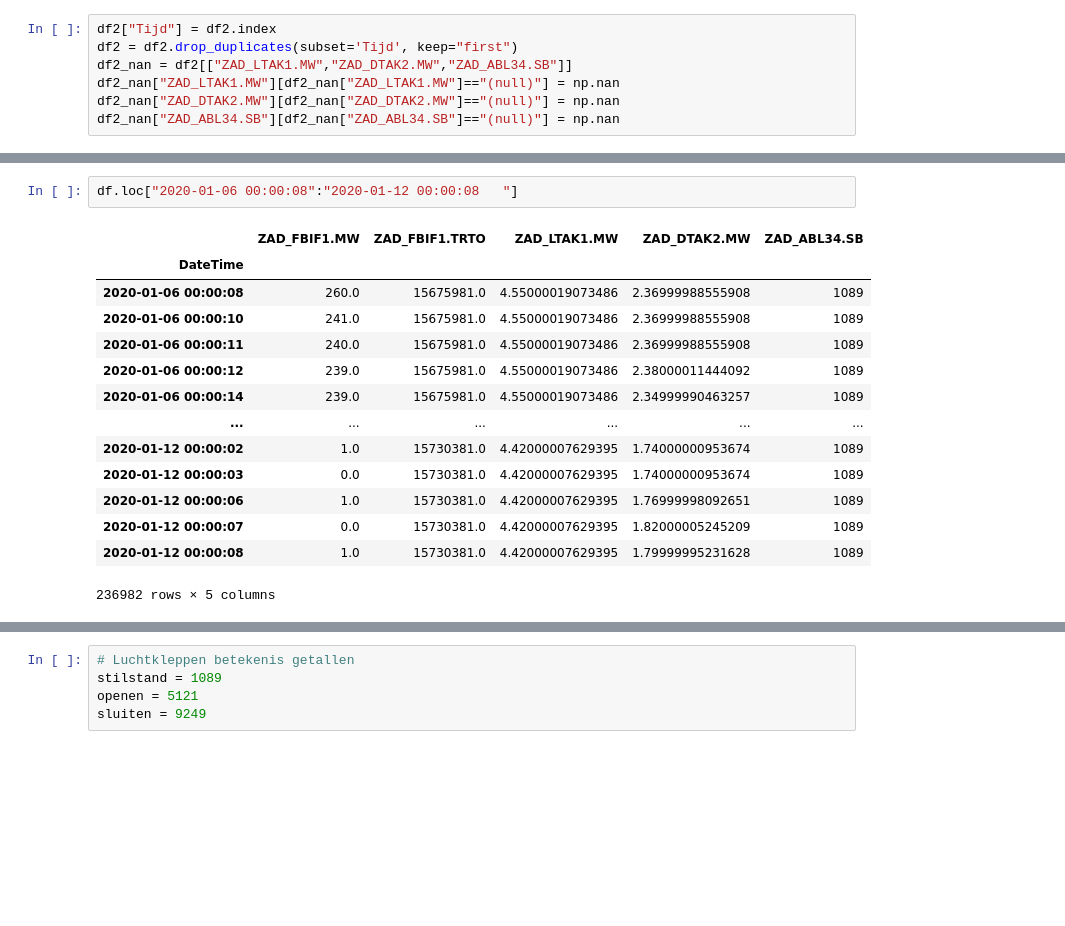
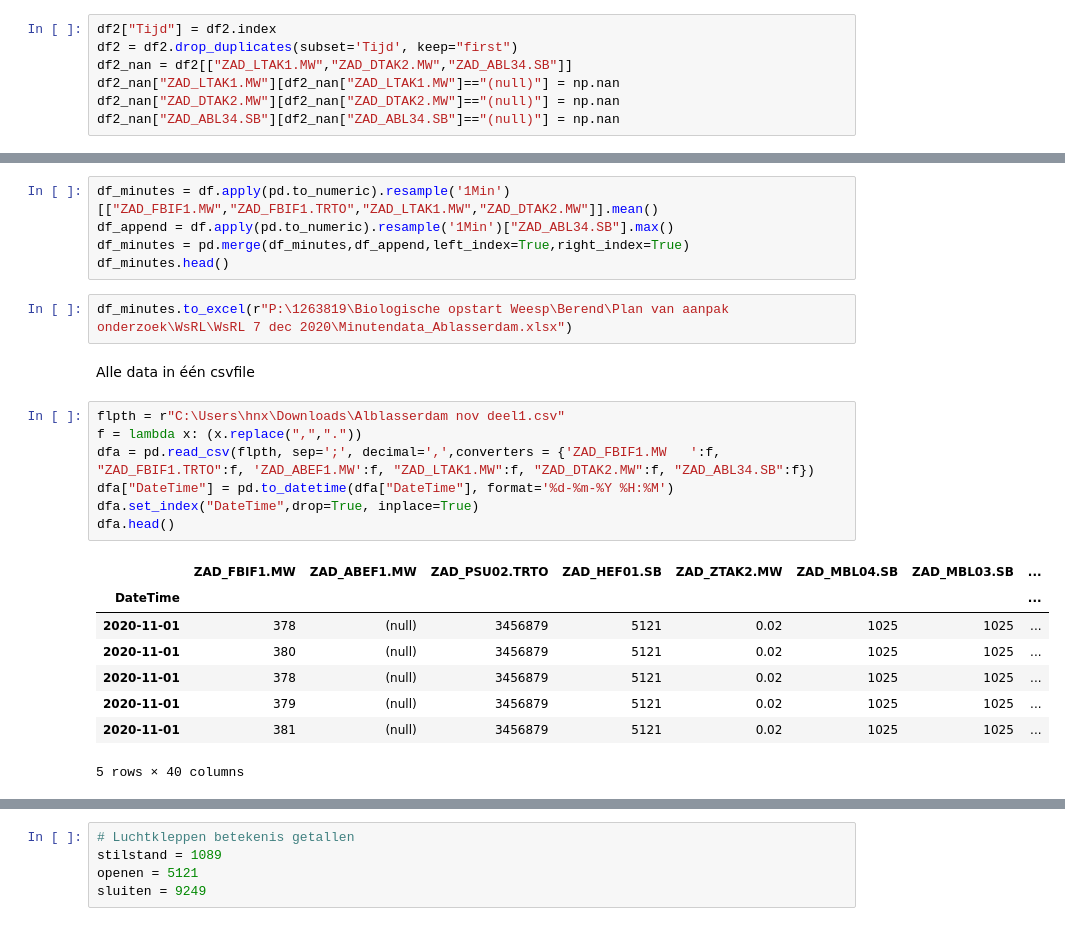
Before and after one commit to HeleenNiele/Watertechnologie, a Jupyter notebook: Ablasserdam_Slibanalyse.ipynb, the cells around one changed output, grey strips where cells are left out. Drawn from its saved outputs; the diff is of its cells as text; blank space fills up the shorter version.

```diff
--- a/Ablasserdam_Slibanalyse.ipynb
+++ b/Ablasserdam_Slibanalyse.ipynb
@@ -87,17 +62,25 @@ df.head()
-# %%
-df.loc["2020-01-06 00:00:08":"2020-01-12 00:00:08	"]
-# %% [output]
-|  | ZAD_FBIF1.MW | ZAD_FBIF1.TRTO | ZAD_LTAK1.MW | ZAD_DTAK2.MW | ZAD_ABL34.SB |
-| DateTime |  |  |  |  |  |
-| 2020-01-06 00:00:08 | 260.0 | 15675981.0 | 4.55000019073486 | 2.36999988555908 | 1089 |
-| 2020-01-06 00:00:10 | 241.0 | 15675981.0 | 4.55000019073486 | 2.36999988555908 | 1089 |
-| 2020-01-06 00:00:11 | 240.0 | 15675981.0 | 4.55000019073486 | 2.36999988555908 | 1089 |
-| 2020-01-06 00:00:12 | 239.0 | 15675981.0 | 4.55000019073486 | 2.38000011444092 | 1089 |
-| 2020-01-06 00:00:14 | 239.0 | 15675981.0 | 4.55000019073486 | 2.34999990463257 | 1089 |
-| ... | ... | ... | ... | ... | ... |
-| 2020-01-12 00:00:02 | 1.0 | 15730381.0 | 4.42000007629395 | 1.74000000953674 | 1089 |
-| 2020-01-12 00:00:03 | 0.0 | 15730381.0 | 4.42000007629395 | 1.74000000953674 | 1089 |
-| 2020-01-12 00:00:06 | 1.0 | 15730381.0 | 4.42000007629395 | 1.76999998092651 | 1089 |
-| 2020-01-12 00:00:07 | 0.0 | 15730381.0 | 4.42000007629395 | 1.82000005245209 | 1089 |
-| 2020-01-12 00:00:08 | 1.0 | 15730381.0 | 4.42000007629395 | 1.79999995231628 | 1089 |
-236982 rows × 5 columns
+# %%
+df_minutes = df.apply(pd.to_numeric).resample('1Min')[["ZAD_FBIF1.MW","ZAD_FBIF1.TRTO","ZAD_LTAK1.MW","ZAD_DTAK2.MW"]].mean()
+df_append = df.apply(pd.to_numeric).resample('1Min')["ZAD_ABL34.SB"].max()
+df_minutes = pd.merge(df_minutes,df_append,left_index=True,right_index=True)
+df_minutes.head()
+# %%
+df_minutes.to_excel(r"P:\1263819\Biologische opstart Weesp\Berend\Plan van aanpak onderzoek\WsRL\WsRL 7 dec 2020\Minutendata_Ablasserdam.xlsx")
+# %% [markdown]
+Alle data in één csvfile
+# %%
+flpth = r"C:\Users\hnx\Downloads\Alblasserdam nov deel1.csv"
+f = lambda x: (x.replace(",","."))
+dfa = pd.read_csv(flpth, sep=';', decimal=',',converters = {'ZAD_FBIF1.MW	':f, "ZAD_FBIF1.TRTO":f, 'ZAD_ABEF1.MW':f, "ZAD_LTAK1.MW":f, "ZAD_DTAK2.MW":f, "ZAD_ABL34.SB":f})
+dfa["DateTime"] = pd.to_datetime(dfa["DateTime"], format='%d-%m-%Y %H:%M')
+dfa.set_index("DateTime",drop=True, inplace=True)
+dfa.head()
+# %% [output]
+|  | ZAD_FBIF1.MW | ZAD_ABEF1.MW | ZAD_PSU02.TRTO | ZAD_HEF01.SB | ZAD_ZTAK2.MW | ZAD_MBL04.SB | ZAD_MBL03.SB | ... |
+| DateTime |  |  |  |  |  |  |  | ... |
+| 2020-11-01 | 378 | (null) | 3456879 | 5121 | 0.02 | 1025 | 1025 | ... |
+| 2020-11-01 | 380 | (null) | 3456879 | 5121 | 0.02 | 1025 | 1025 | ... |
+| 2020-11-01 | 378 | (null) | 3456879 | 5121 | 0.02 | 1025 | 1025 | ... |
+| 2020-11-01 | 379 | (null) | 3456879 | 5121 | 0.02 | 1025 | 1025 | ... |
+| 2020-11-01 | 381 | (null) | 3456879 | 5121 | 0.02 | 1025 | 1025 | ... |
+5 rows × 40 columns
```
Also changed, not shown: parts of 51 cells of this notebook, 5 other files.
